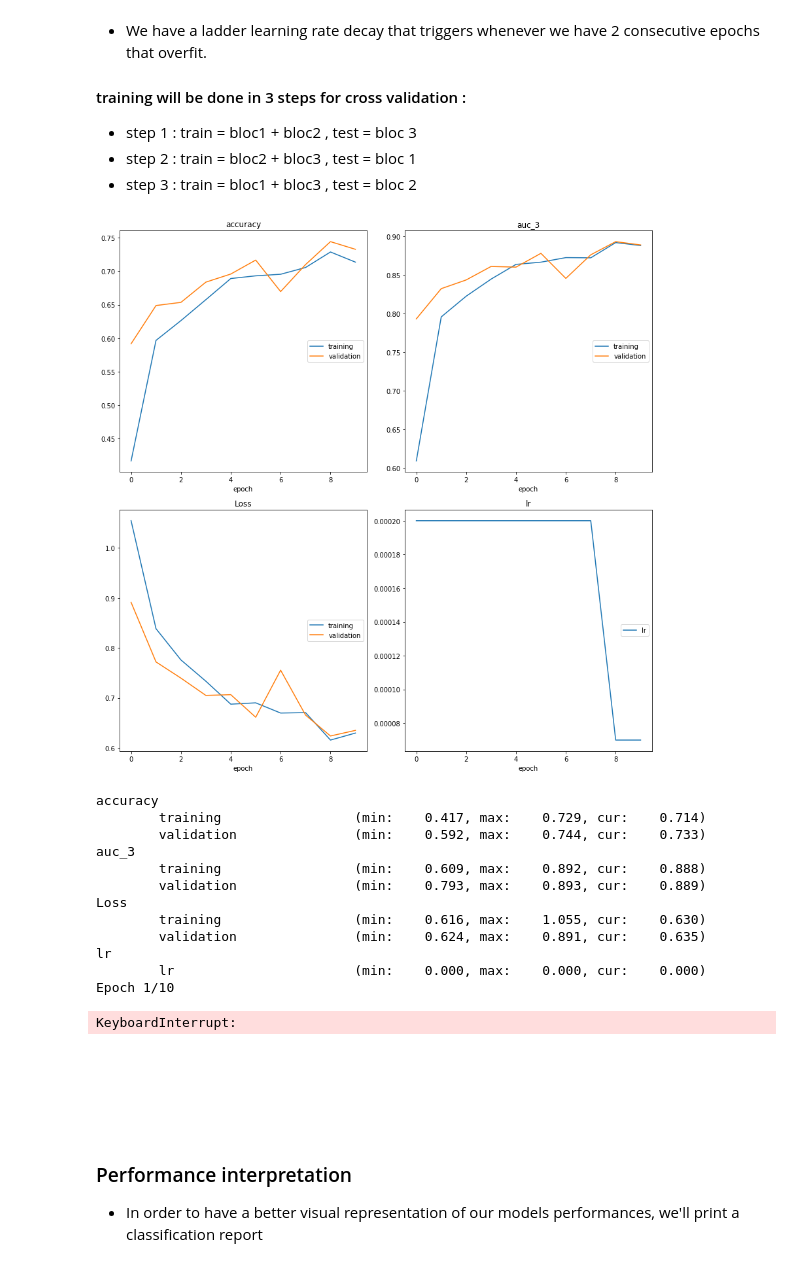
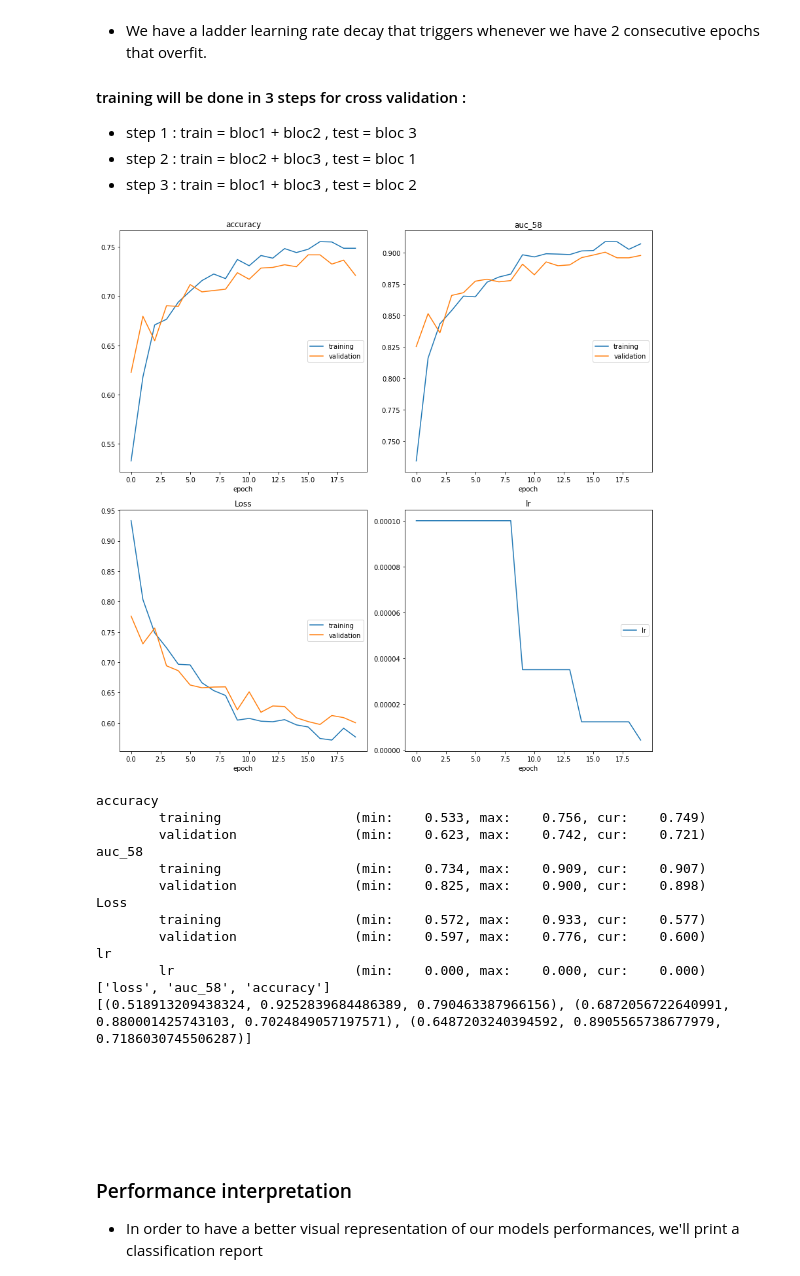
Before and after one commit to JK2018/Epitech---Daily-Repo, a Jupyter notebook: JK - XRAY - 3targets LATEST.ipynb, the cells around one changed output. Saved outputs shown, nothing was run; the diff lists cells and outputs as text; code cells hidden in the pictures.

```diff
--- a/JK - XRAY - 3targets LATEST.ipynb
+++ b/JK - XRAY - 3targets LATEST.ipynb
@@ -54,7 +54,7 @@ from tensorflow.keras.preprocessing.image import ImageDataGenerator
 BATCH_SIZE = 16
 EPOCHS = 24
 TRAIN_SAMPLE_SIZE = 4023
-IMG_SIZE = 60
+IMG_SIZE = 64
 PATH_SAVE_MODEL = "SAVED_MODELS/T-DEV-810/training6/cp.ckpt"
 
 PATH_VAL = "/Users/jk/Downloads/chest_Xray/val/*/*"
@@ -639,34 +639,31 @@ model.summary()
 
 
 
-# 77% with cross val
+# 77% with cross val 60x60imgs
 def create_model():
     model = keras.models.Sequential()
-
-    model.add(Conv2D(filters=32, kernel_size=(7,7),strides=1, input_shape=(IMG_SIZE,IMG_SIZE,3), activation='relu',))
-    #model.add(Conv2D(filters=32, kernel_size=(4,4),strides=1, activation='relu',))
+    model.add(Conv2D(filters=16, kernel_size=(3,3),strides=1, input_shape=(IMG_SIZE,IMG_SIZE,3), activation='relu',))
     model.add(MaxPool2D(pool_size=(2,2), strides = 2))
 
-    #model.add(Conv2D(filters=64, kernel_size=(2,2),strides=1, activation='relu',))
-    model.add(Conv2D(filters=64, kernel_size=(2,2),strides=1, activation='relu',))
+    model.add(Conv2D(filters=32, kernel_size=(5,5),strides=1, activation='relu',))
     model.add(MaxPool2D(pool_size=(2,2), strides = 2))
 
-    #model.add(Conv2D(filters=128, kernel_size=(2,2),strides=1, activation='relu',))
-    model.add(Conv2D(filters=128,name='lastConv', kernel_size=(2,2),strides=1, activation='relu',))
-    model.add(MaxPool2D(pool_size=(2,2),name='1', strides = 2))
+
+    model.add(Conv2D(filters=64,name='lastConv', kernel_size=(11,11),strides=1, activation='relu',))
+    #model.add(MaxPool2D(pool_size=(2,2),name='1', strides = 2))
 
     model.add(Dropout(0.2,name='2'))
 
     model.add(Flatten(name='3'))
 
 
-
-    model.add(Dense(64,name='4', activation='relu'))
-    #model.add(Dense(128,name='9', activation='relu'))
-    model.add(Dense(128,name='9', activation='relu'))
+    model.add(Dense(512,name='4', activation='relu'))
 
 
-    model.add(Dropout(0.2,name='5'))
+
+
+
+    model.add(Dropout(0.5,name='5'))
     model.add(Dense(3,name='6', activation='softmax'))
 
 
@@ -703,7 +700,12 @@ Trainable params: 349,571
 Non-trainable params: 0
 _________________________________________________________________
 # %%
-
+######
+######
+# TO TEST NEW MODEL WITHOUT K-FOLD X VALIDATION
+######
+######
+#'''
 scores = []
 index = [0,1,2]
 
@@ -716,6 +718,8 @@ y_test = y_bloc3
 
 
     # aug data
+datagen.fit(x_train)
+datagen.fit(x_test)
 datagen.fit(x_train)
 datagen.fit(x_test)
 
@@ -760,4 +764,5 @@ scores.append(tuple(b))
 model.metrics_names
 print(model.metrics_names)
 print(scores)
+#'''
 # %% [output]
@@ -822,7 +827,7 @@ for i in index:
     # aug data
     datagen.fit(x_train)
 
-
+    model = create_model()
 
 
     PATH_SAVE_MODEL = "SAVED_MODELS/T-DEV-810/trainingSplit"+str(index)+"/cp.ckpt"
@@ -836,48 +841,48 @@ for i in index:
                                                   verbose=1)
 
     # Create a callback to stop the model if overfits
     early_stop = EarlyStopping(monitor='val_loss',patience=3)
     lr_reduce = ReduceLROnPlateau(monitor='val_loss',
                                   factor=0.35,
                                   patience=2,
                                   verbose=2,
                                   mode='auto')
 
 
     # launch training
     history_split1 = model.fit(datagen.flow(x_train,y_train,batch_size = 8),
-                        epochs = 10,
+                        epochs = EPOCHS,
                         validation_data = datagen.flow(x_test, y_test),
                         callbacks = [early_stop,
                                      lr_reduce,
                                      cp_callback,
                                      PlotLossesKeras()])
 
 
     b = model.evaluate(x_test,y_test,verbose=0)
     #np.vstack((scores, b))
     scores.append(tuple(b))
 
 
 # EVAL
 model.metrics_names
 print(model.metrics_names)
 print(scores)
 # %% [output]
-[figure, old version]
+[figure, new version]
 accuracy
-        training                 (min:    0.417, max:    0.729, cur:    0.714)
-        validation               (min:    0.592, max:    0.744, cur:    0.733)
-auc_3
-        training                 (min:    0.609, max:    0.892, cur:    0.888)
-        validation               (min:    0.793, max:    0.893, cur:    0.889)
+        training                 (min:    0.533, max:    0.756, cur:    0.749)
+        validation               (min:    0.623, max:    0.742, cur:    0.721)
+auc_58
+        training                 (min:    0.734, max:    0.909, cur:    0.907)
+        validation               (min:    0.825, max:    0.900, cur:    0.898)
 Loss
-        training                 (min:    0.616, max:    1.055, cur:    0.630)
-        validation               (min:    0.624, max:    0.891, cur:    0.635)
+        training                 (min:    0.572, max:    0.933, cur:    0.577)
+        validation               (min:    0.597, max:    0.776, cur:    0.600)
 lr
         lr                       (min:    0.000, max:    0.000, cur:    0.000)
-Epoch 1/10
+['loss', 'auc_58', 'accuracy']
+[(0.518913209438324, 0.9252839684486389, 0.790463387966156), (0.6872056722640991, 0.880001425743103, 0.7024849057197571), (0.6487203240394592, 0.8905565738677979, 0.7186030745506287)]
-KeyboardInterrupt:
 # %% [markdown]
 <br/><br/><br/><br/>
 
```
Also changed, not shown: parts of 7 cells of this notebook.
